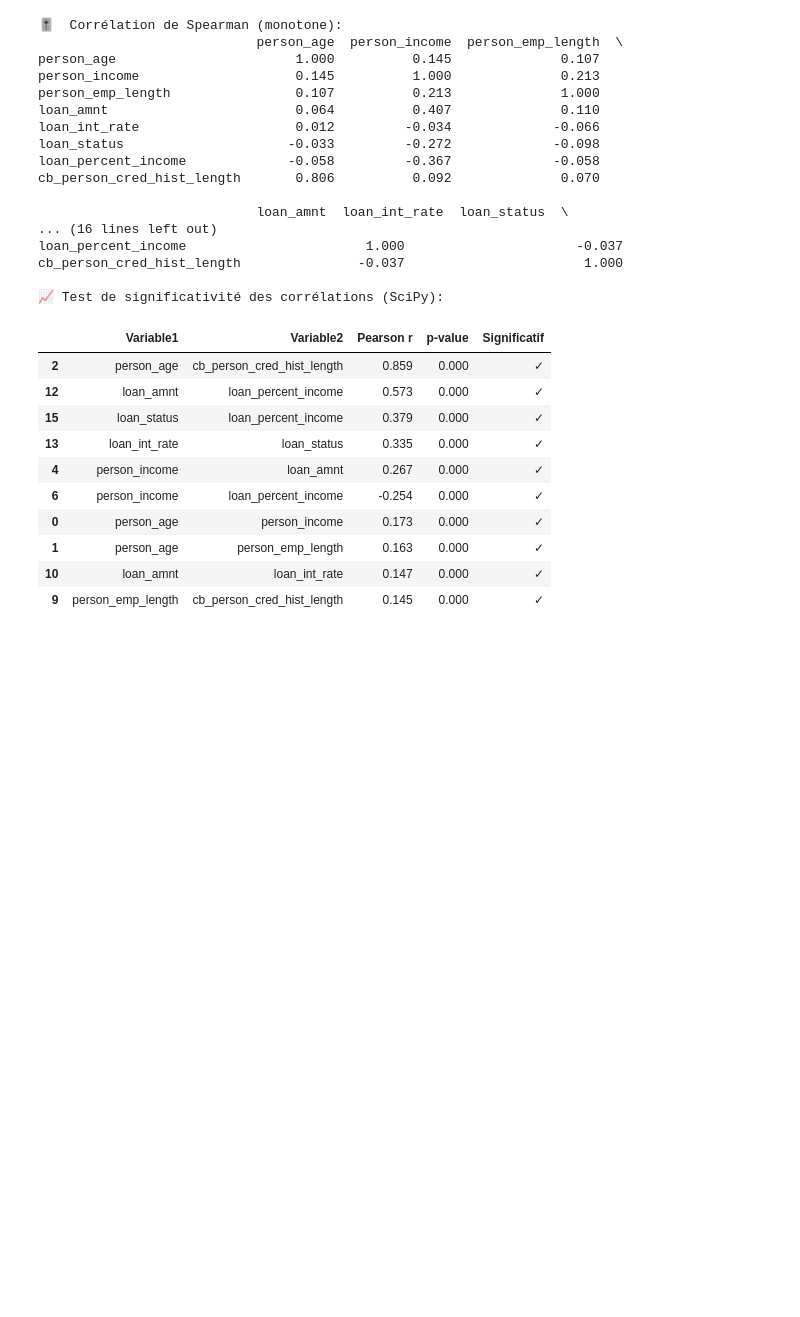
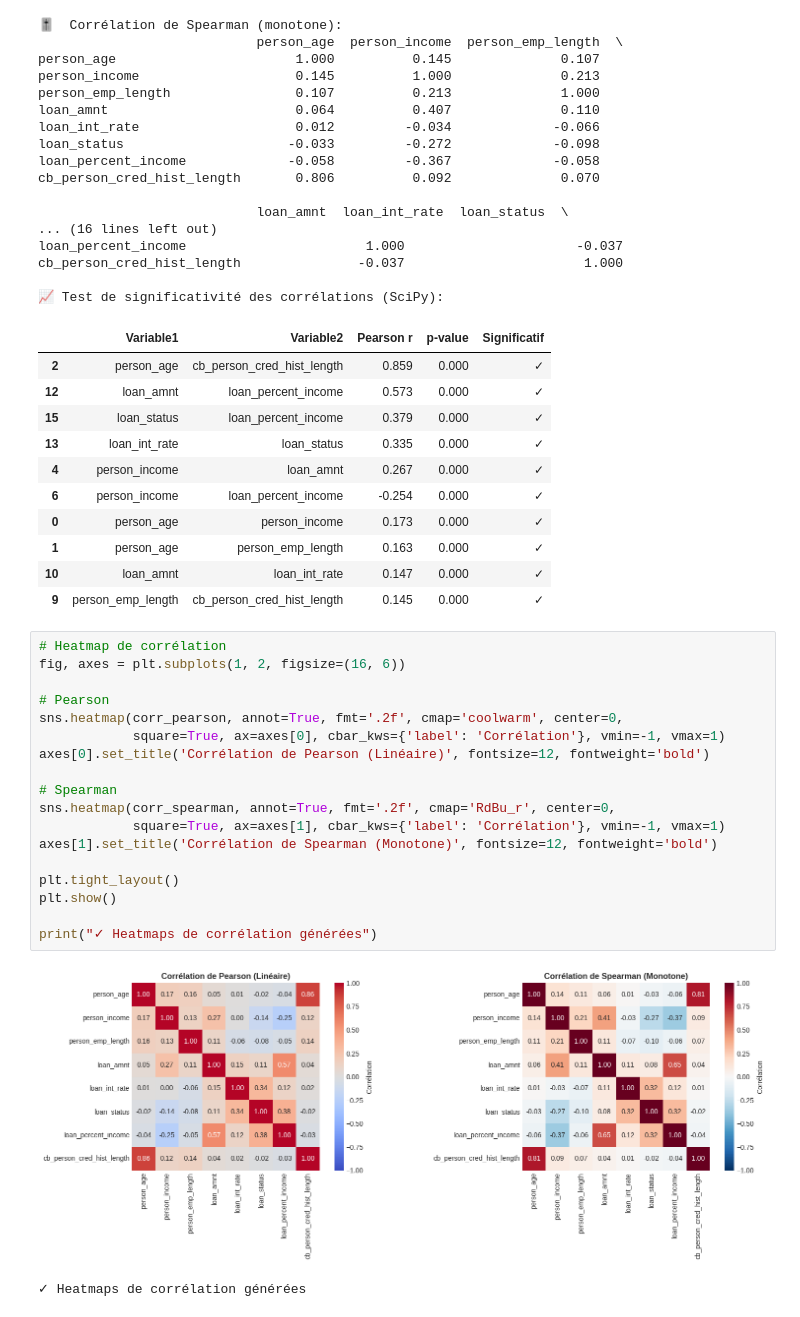
Before and after one commit to newdevdima/newdevdima.github.io, a Jupyter notebook: Bienvenue_dans_Colab.ipynb, the cells around one changed output. Drawn from its saved outputs; the diff is of its cells as text; blank space fills up the shorter version.

```diff
--- a/Bienvenue_dans_Colab.ipynb
+++ b/Bienvenue_dans_Colab.ipynb
@@ -526,3 +526,24 @@ cb_person_cred_hist_length               -0.037                       1.000
 | 1 | person_age | person_emp_length | 0.163 | 0.000 | ✓ |
 | 10 | loan_amnt | loan_int_rate | 0.147 | 0.000 | ✓ |
 | 9 | person_emp_length | cb_person_cred_hist_length | 0.145 | 0.000 | ✓ |
+# %%
+# Heatmap de corrélation
+fig, axes = plt.subplots(1, 2, figsize=(16, 6))
+
+# Pearson
+sns.heatmap(corr_pearson, annot=True, fmt='.2f', cmap='coolwarm', center=0,
+            square=True, ax=axes[0], cbar_kws={'label': 'Corrélation'}, vmin=-1, vmax=1)
+axes[0].set_title('Corrélation de Pearson (Linéaire)', fontsize=12, fontweight='bold')
+
+# Spearman
+sns.heatmap(corr_spearman, annot=True, fmt='.2f', cmap='RdBu_r', center=0,
+            square=True, ax=axes[1], cbar_kws={'label': 'Corrélation'}, vmin=-1, vmax=1)
+axes[1].set_title('Corrélation de Spearman (Monotone)', fontsize=12, fontweight='bold')
+
+plt.tight_layout()
+plt.show()
+
+print("✓ Heatmaps de corrélation générées")
+# %% [output]
+[figure, added]
+✓ Heatmaps de corrélation générées
```
Also changed, not shown: parts of 2 cells of this notebook.
